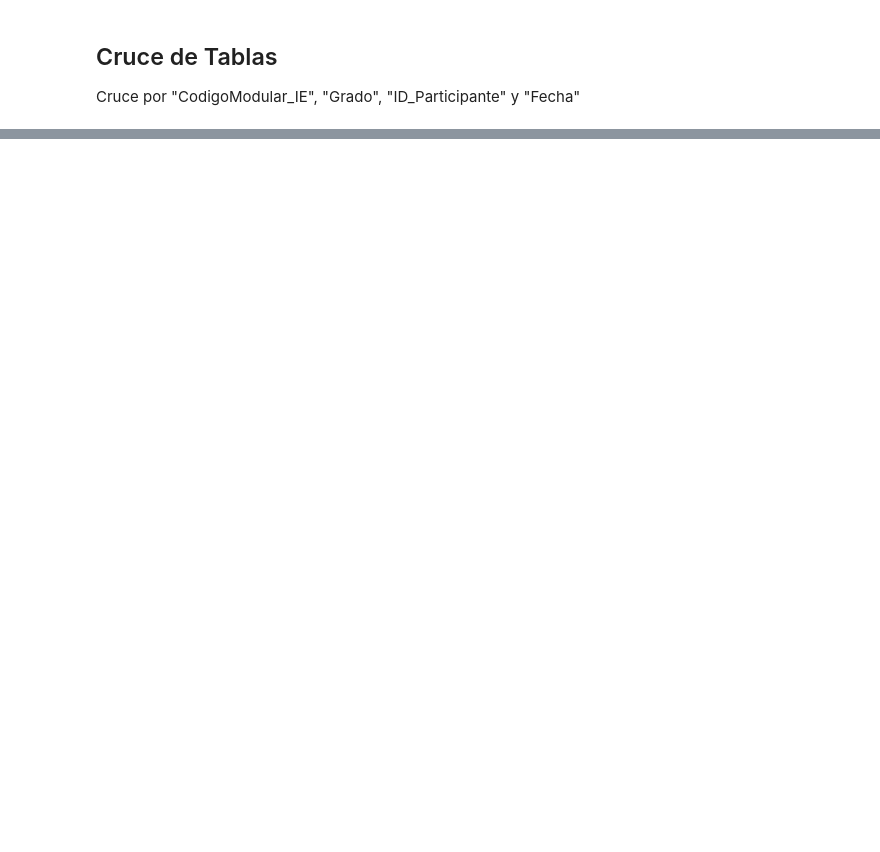
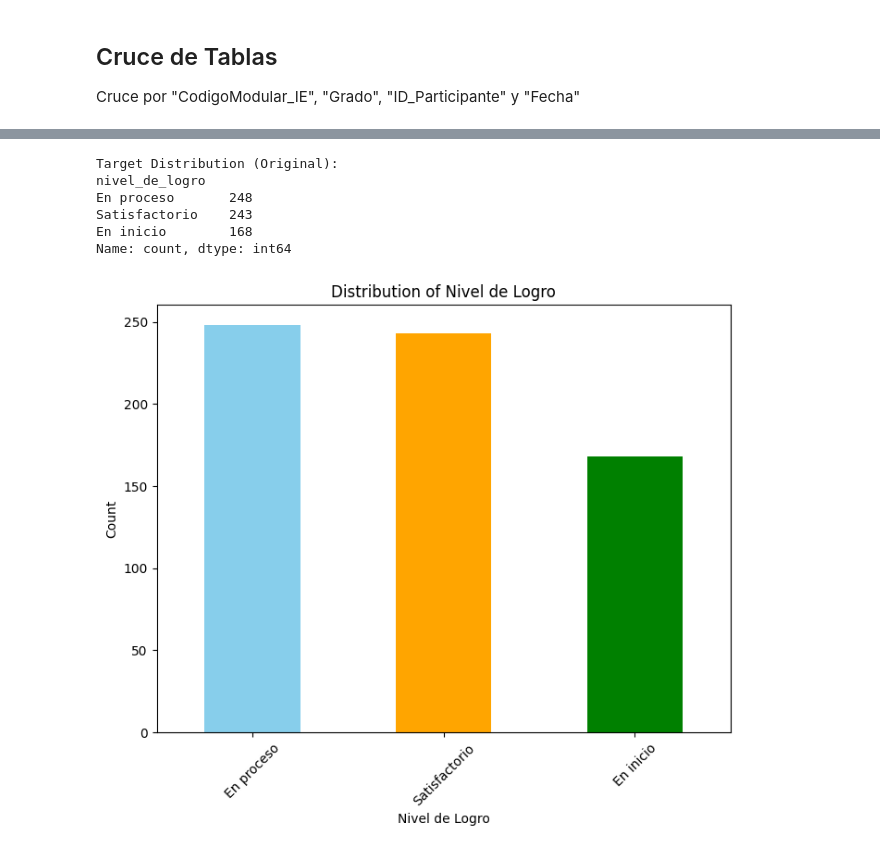
Before and after one commit to Raxcsu/breit-project, a Jupyter notebook: notebook/2 main.ipynb, the cells around one changed output, grey strips where cells are left out. Cells and saved outputs as stored; diff of their text form; code cells hidden in the pictures; blank space fills up the shorter version.

```diff
--- a/notebook/2 main.ipynb
+++ b/notebook/2 main.ipynb
@@ -321,0 +595,6 @@ merged_df.ID_Participante.nunique()
+# %%
+# Eliminar columnas duplicadas basándose en el contenido
+merged_df = merged_df.loc[:, ~merged_df.T.duplicated()]
+
+# Mostrar las primeras filas para ver el resultado
+merged_df.head()
@@ -321,0 +640,28 @@ merged_df.ID_Participante.nunique()
+# %%
+df = merged_df.copy()
+# %%
+nivel_mapping = {'Satisfactorio': 2, 'En proceso': 1, 'En inicio': 0}
+df['nivel_de_logro_enc'] = df['nivel_de_logro'].map(nivel_mapping)
+# %%
+target_distribution = df['nivel_de_logro'].value_counts()
+encoded_distribution = df['nivel_de_logro_enc'].value_counts()
+# %%
+print("Target Distribution (Original):")
+print(target_distribution)
+# %% [output]
+Target Distribution (Original):
+nivel_de_logro
+En proceso       248
+Satisfactorio    243
+En inicio        168
+Name: count, dtype: int64
+# %%
+plt.figure(figsize=(8, 6))
+target_distribution.plot(kind='bar', color=['skyblue', 'orange', 'green'])
+plt.title("Distribution of Nivel de Logro")
+plt.xlabel("Nivel de Logro")
+plt.ylabel("Count")
+plt.xticks(rotation=45)
+plt.show()
+# %% [output]
+[figure, added]
```
Also changed, not shown: parts of 67 cells of this notebook, 1 other file.
